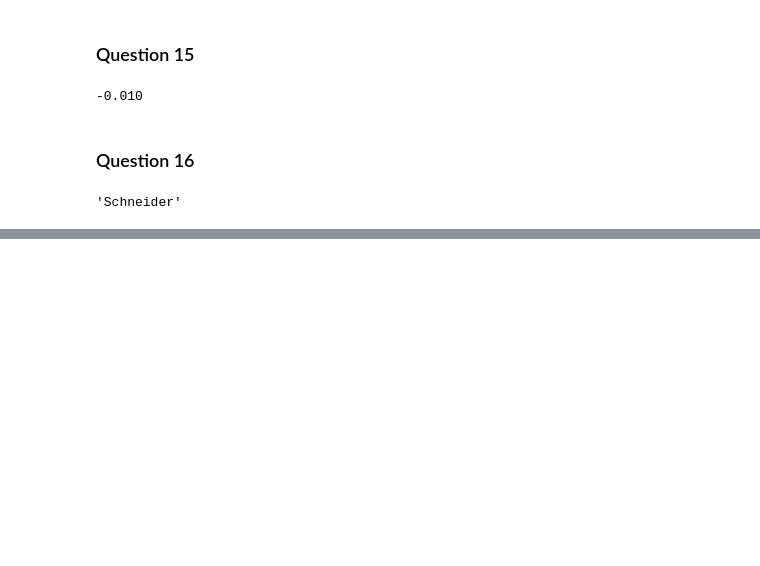
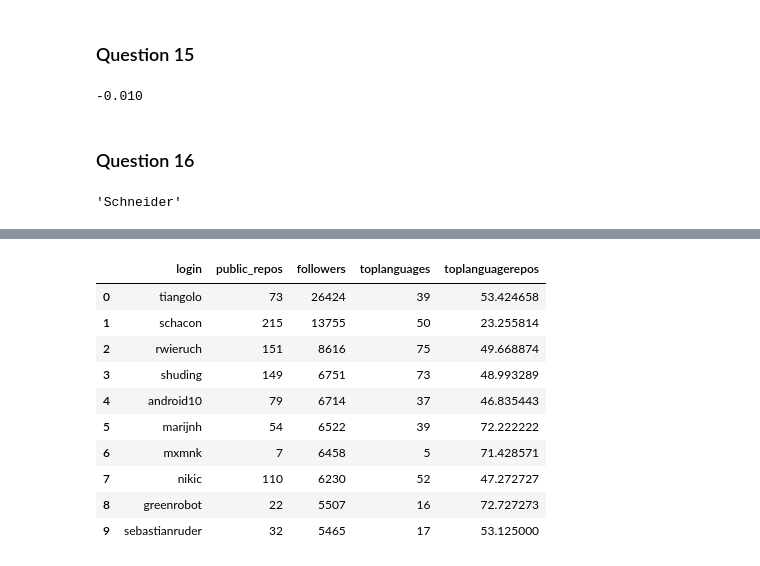
Before and after one commit to 23f1000647/tds-project-1, a Jupyter notebook: TDS_Project_1.ipynb, the cells around one changed output, grey strips where cells are left out. Cells and saved outputs as stored; diff of their text form; code cells hidden in the pictures; blank space fills up the shorter version.

```diff
--- a/TDS_Project_1.ipynb
+++ b/TDS_Project_1.ipynb
@@ -253,0 +336,3 @@ df_users['name'].str.strip().str.split().str[-1].value_counts().index[0]
+# %%
+top_followers = df_users.sort_values(by=['followers'],ascending=[False])[['login','public_repos','followers']].head(10)
+top_followers
@@ -253,0 +366,5 @@ df_users['name'].str.strip().str.split().str[-1].value_counts().index[0]
+# %%
+top_languages = list(top_80_languages['language'].values)
+# %%
+df_top_languages = df_repositories[df_repositories['language'].isin(top_languages)].groupby(['login']).size().reset_index(name='toplanguages')
+df_top_languages
@@ -253,0 +385,17 @@ df_users['name'].str.strip().str.split().str[-1].value_counts().index[0]
+# %%
+df_result = top_followers.merge(df_top_languages, on='login', how='inner')
+df_result['toplanguagerepos'] = df_result['toplanguages'] / df_result['public_repos'] * 100
+
+df_result
+# %% [output]
+|  | login | public_repos | followers | toplanguages | toplanguagerepos |
+| 0 | tiangolo | 73 | 26424 | 39 | 53.424658 |
+| 1 | schacon | 215 | 13755 | 50 | 23.255814 |
+| 2 | rwieruch | 151 | 8616 | 75 | 49.668874 |
+| 3 | shuding | 149 | 6751 | 73 | 48.993289 |
+| 4 | android10 | 79 | 6714 | 37 | 46.835443 |
+| 5 | marijnh | 54 | 6522 | 39 | 72.222222 |
+| 6 | mxmnk | 7 | 6458 | 5 | 71.428571 |
+| 7 | nikic | 110 | 6230 | 52 | 47.272727 |
+| 8 | greenrobot | 22 | 5507 | 16 | 72.727273 |
+| 9 | sebastianruder | 32 | 5465 | 17 | 53.125000 |
```
Also changed, not shown: parts of 26 cells of this notebook.
